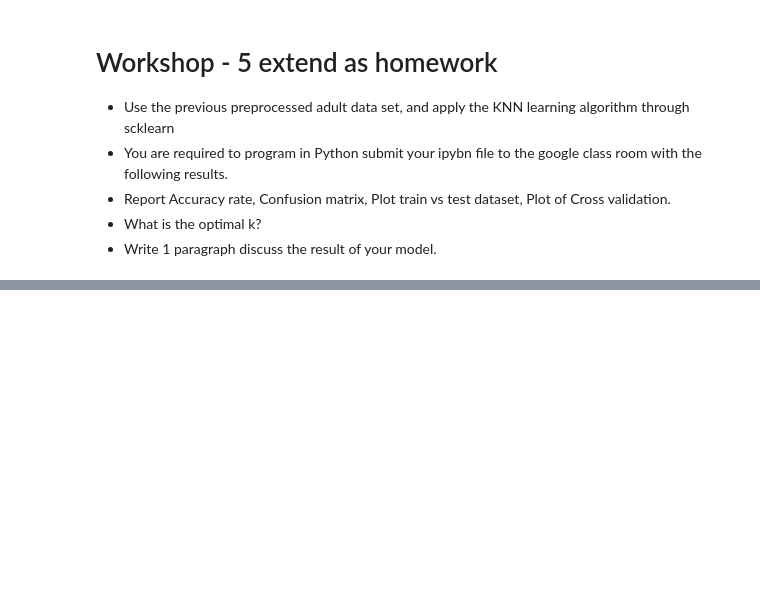
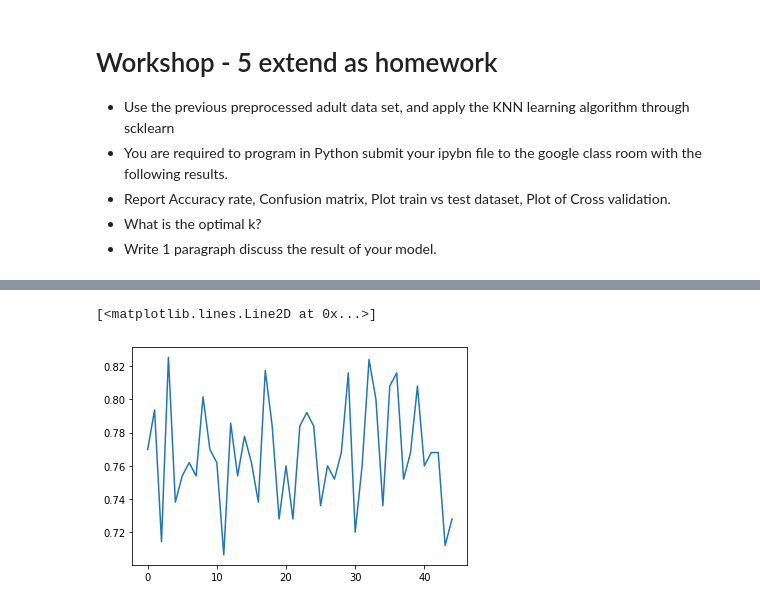
Before and after one commit to SonramSirirat/everything-starts-with-data, a Jupyter notebook: Workshop_5.ipynb, the cells around one changed output, grey strips where cells are left out. Saved outputs shown, nothing was run; the diff lists cells and outputs as text; code cells hidden in the pictures; blank space fills up the shorter version.

```diff
--- a/Workshop_5.ipynb
+++ b/Workshop_5.ipynb
@@ -151,0 +129,4 @@ weighted avg       0.72      0.79      0.74      5643
+# %%
+from sklearn.preprocessing import StandardScaler
+scaler = StandardScaler()
+X = scaler.fit_transform(X) # scale
@@ -151,0 +270,8 @@ weighted avg       0.72      0.79      0.74      5643
+# %%
+from sklearn.model_selection import cross_val_score
+score_test = cross_val_score(knn,
+                        X_test,
+                        y_test.values.ravel(),
+                        cv = 45,
+                        scoring = 'accuracy')
+print(score_test)
@@ -151,0 +287,5 @@ weighted avg       0.72      0.79      0.74      5643
+# %%
+plt.plot(score_test)
+# %% [output]
+[<matplotlib.lines.Line2D at 0x...>]
+[figure, added]
```
Also changed, not shown: parts of 43 cells of this notebook.
